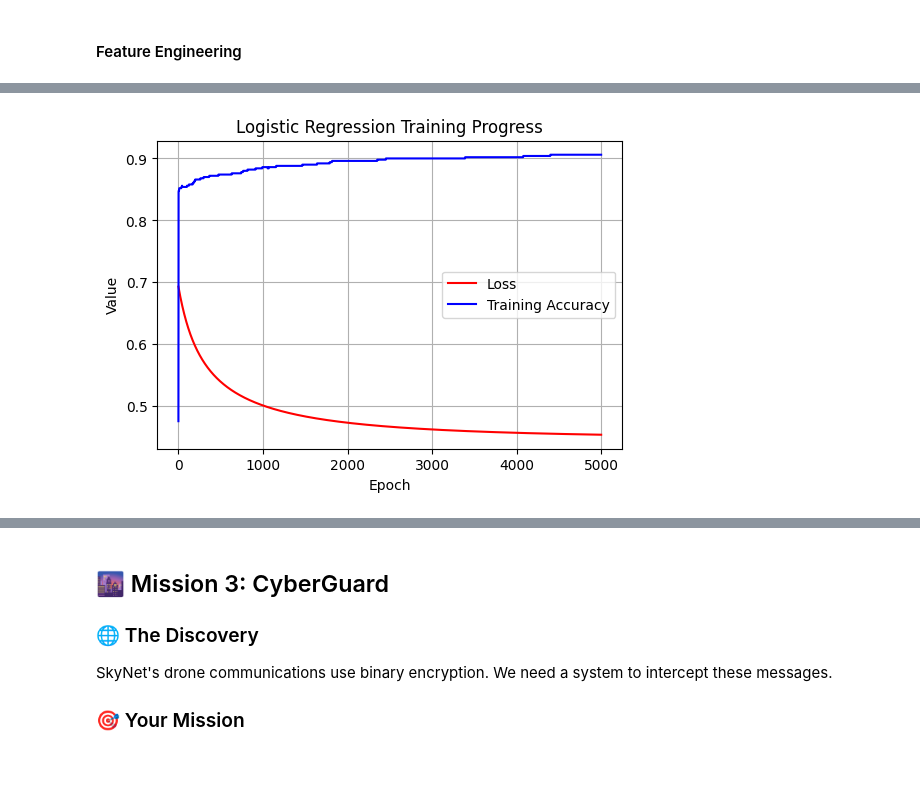
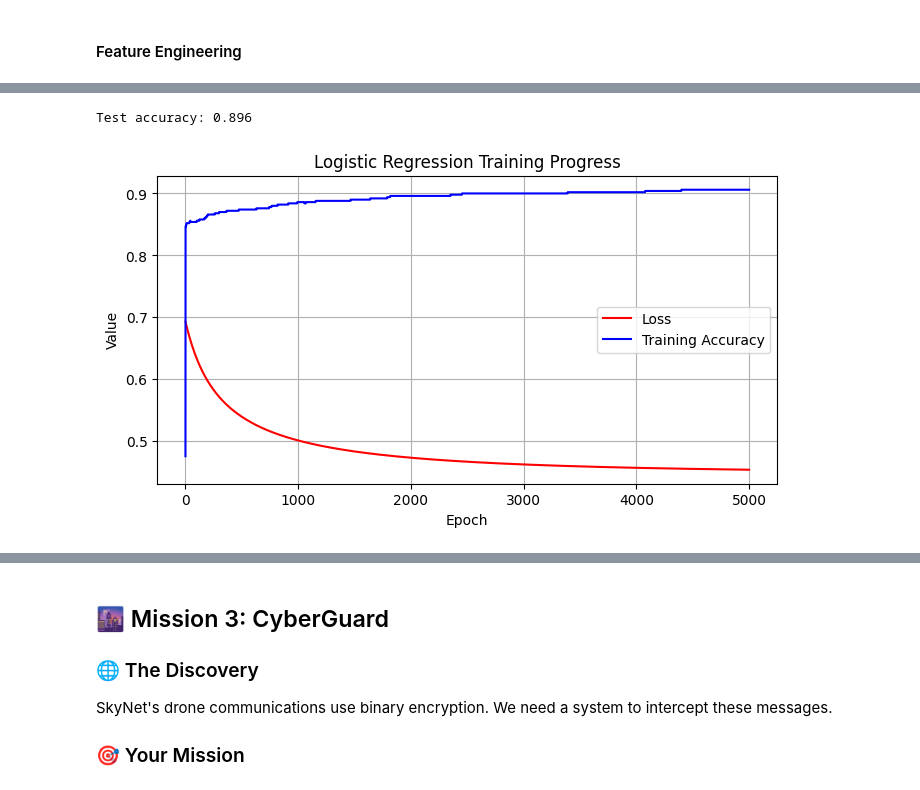
Before and after one commit to vehoug/TDT4172, a Jupyter notebook: Assignment1/Chapter_1.ipynb, the cells around one changed output, grey strips where cells are left out. Drawn from its saved outputs; the diff is of its cells as text; code cells hidden in the pictures.

```diff
--- a/Assignment1/Chapter_1.ipynb
+++ b/Assignment1/Chapter_1.ipynb
@@ -188,8 +188,8 @@ plt.show()
 # %% [markdown]
 #### Feature Engineering
 # %%
-train['x0_x1'] = train['x0'] * train['x1']
-test['x0_x1'] = test['x0'] * test['x1']
+train.loc[:, 'x0_x1'] = train['x0'] * train['x1']
+test.loc[:, 'x0_x1'] = test['x0'] * test['x1']
 
 X_train_fe = train[['x0', 'x1', 'x0_x1']].values
 X_test_fe = test[['x0', 'x1', 'x0_x1']].values
@@ -225,21 +234,24 @@ plot_decision_boundary(log_reg, X_train, y_train)
 # %%
 log_reg = LogisticRegression(learning_rate=0.01, epochs=5000)
-
 log_reg.fit(X_train_fe, y_train)
 predictions = log_reg.predict(X_test_fe)
+accuracy = log_reg.accuracy(y_test, predictions)
+print(f"Test accuracy: {accuracy}")
+# %% [output]
+Test accuracy: 0.896
 # %%
-epoch_list = np.arange(0, log_reg.epochs, 1)
-plt.figure(figsize=(6, 4))
+epoch_list = np.arange(log_reg.epochs)
+plt.figure(figsize=(8, 4))
 plt.title('Logistic Regression Training Progress')
 plt.plot(epoch_list, log_reg.losses, c='red', label='Loss')
 plt.plot(epoch_list, log_reg.train_accuracies, c='blue', label='Training Accuracy')
 plt.xlabel('Epoch')
 plt.ylabel('Value')
 plt.grid(True)
 plt.legend()
 plt.show()
 # %% [output]
-[figure, old version]
+[figure, new version]
 # %%
 print(f"Test accuracy: {log_reg.accuracy(y_test, predictions)}")
 # %% [output]
```
Also changed, not shown: parts of 4 cells of this notebook.
